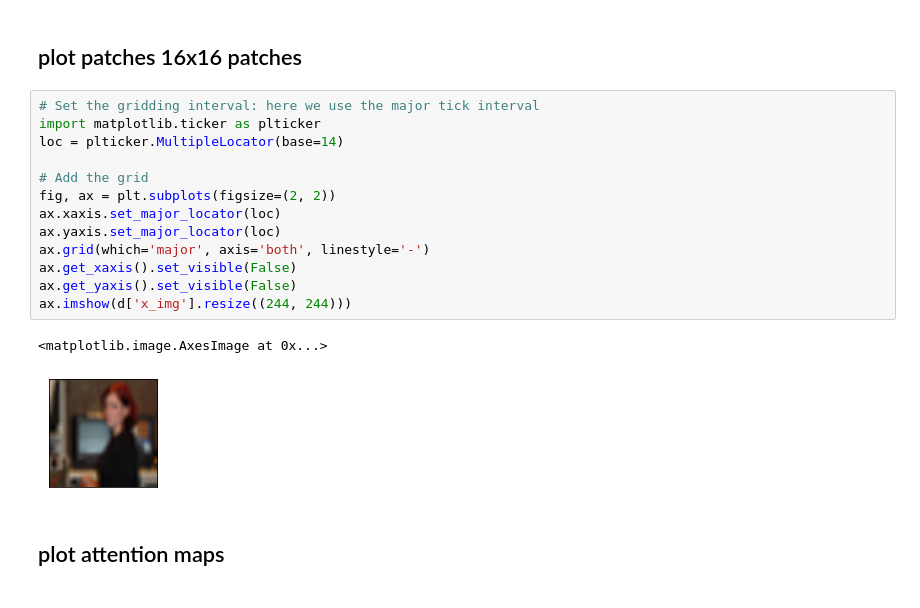
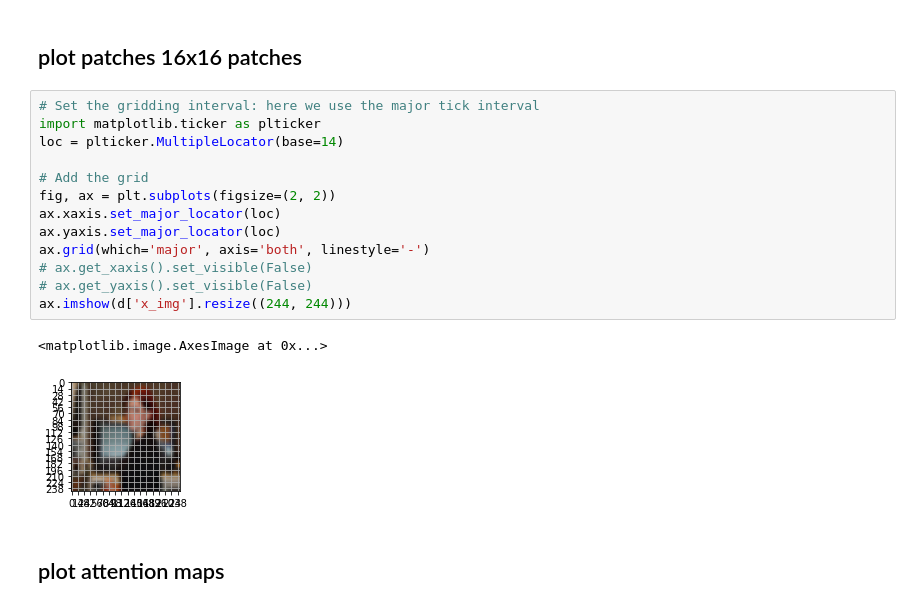
Before and after one commit to CoderPat/learning-scaffold, a Jupyter notebook: notebooks/investigate_explanations_vit.ipynb, the cells around one changed output. Cells and saved outputs as stored; diff of their text form.

```diff
--- a/notebooks/investigate_explanations_vit.ipynb
+++ b/notebooks/investigate_explanations_vit.ipynb
@@ -296,19 +303,19 @@ y_student: worm
 # %%
 # Set the gridding interval: here we use the major tick interval
 import matplotlib.ticker as plticker
 loc = plticker.MultipleLocator(base=14)
 
 # Add the grid
 fig, ax = plt.subplots(figsize=(2, 2))
 ax.xaxis.set_major_locator(loc)
 ax.yaxis.set_major_locator(loc)
 ax.grid(which='major', axis='both', linestyle='-')
-ax.get_xaxis().set_visible(False)
-ax.get_yaxis().set_visible(False)
+# ax.get_xaxis().set_visible(False)
+# ax.get_yaxis().set_visible(False)
 ax.imshow(d['x_img'].resize((244, 244)))
 # %% [output]
 <matplotlib.image.AxesImage at 0x...>
-[figure, old version]
+[figure, new version]
 # %% [markdown]
 ## plot attention maps
 # %%
```
Also changed, not shown: parts of 9 cells of this notebook, 10 other files.
